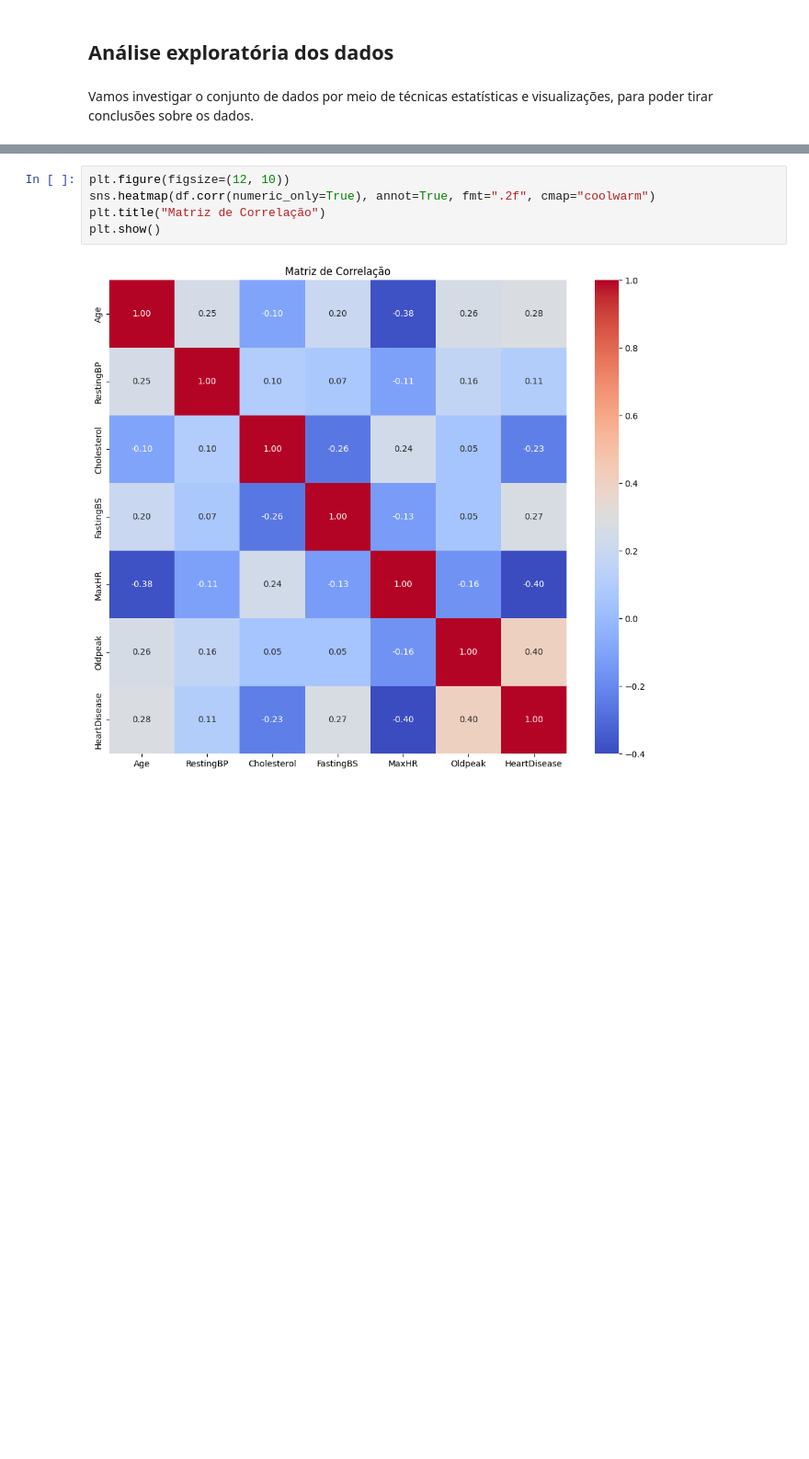
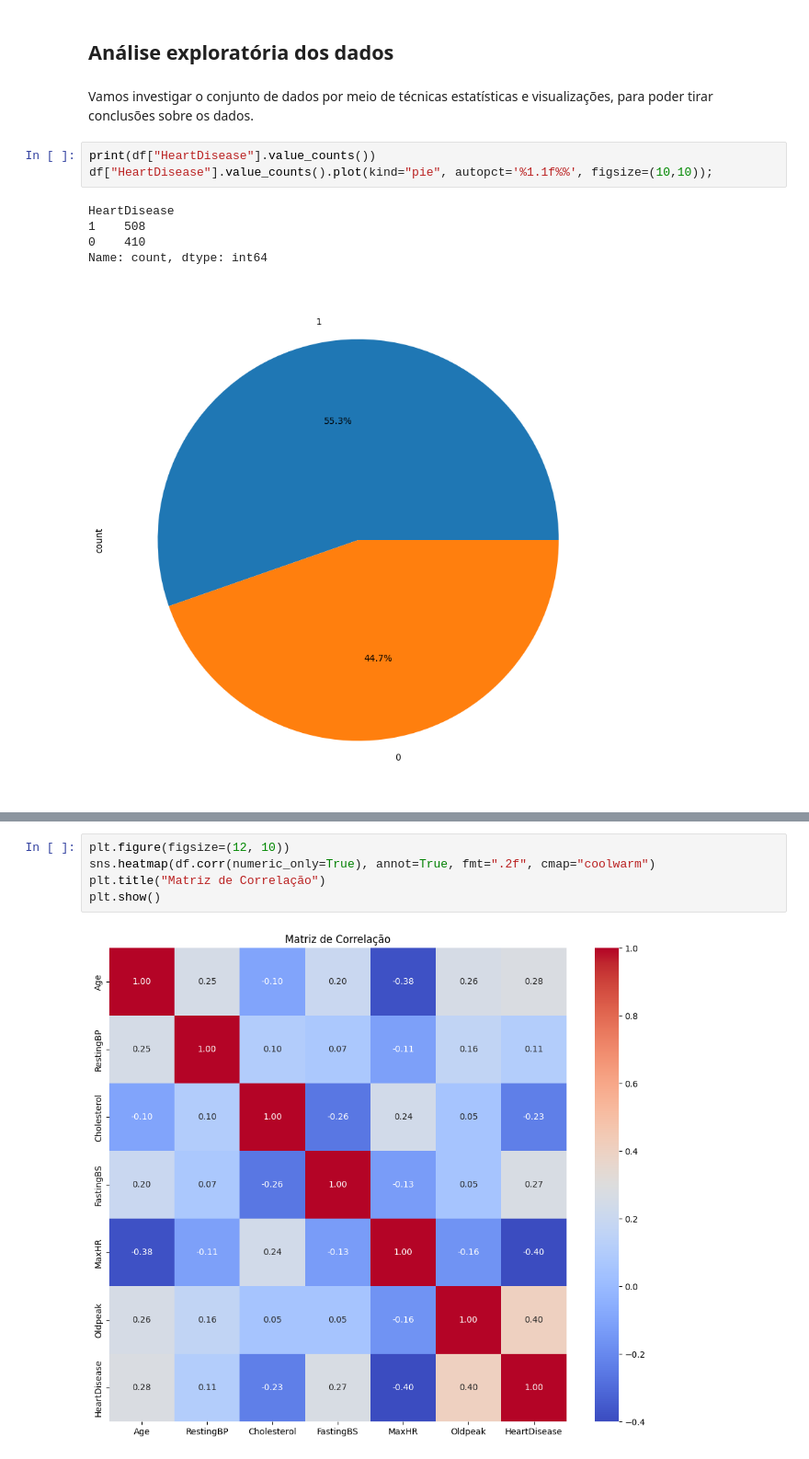
Before and after one commit to CarlosEduardo254/TrabalhoFinal_AprendMaquina, a Jupyter notebook: TrabalhoFinal.ipynb, the cells around one changed output, grey strips where cells are left out. Shown at 92% size. Saved outputs shown, nothing was run; the diff lists cells and outputs as text; blank space fills up the shorter version.

```diff
--- a/TrabalhoFinal.ipynb
+++ b/TrabalhoFinal.ipynb
@@ -95,3 +105,12 @@ df.describe().T
 ## Análise exploratória dos dados
 # %% [markdown]
 Vamos investigar o conjunto de dados por meio de técnicas estatísticas e visualizações, para poder tirar conclusões sobre os dados.
+# %%
+print(df["HeartDisease"].value_counts())
+df["HeartDisease"].value_counts().plot(kind="pie", autopct='%1.1f%%', figsize=(10,10));
+# %% [output]
+HeartDisease
+1    508
+0    410
+Name: count, dtype: int64
+[figure, added]
```
Also changed, not shown: parts of 32 cells of this notebook.
